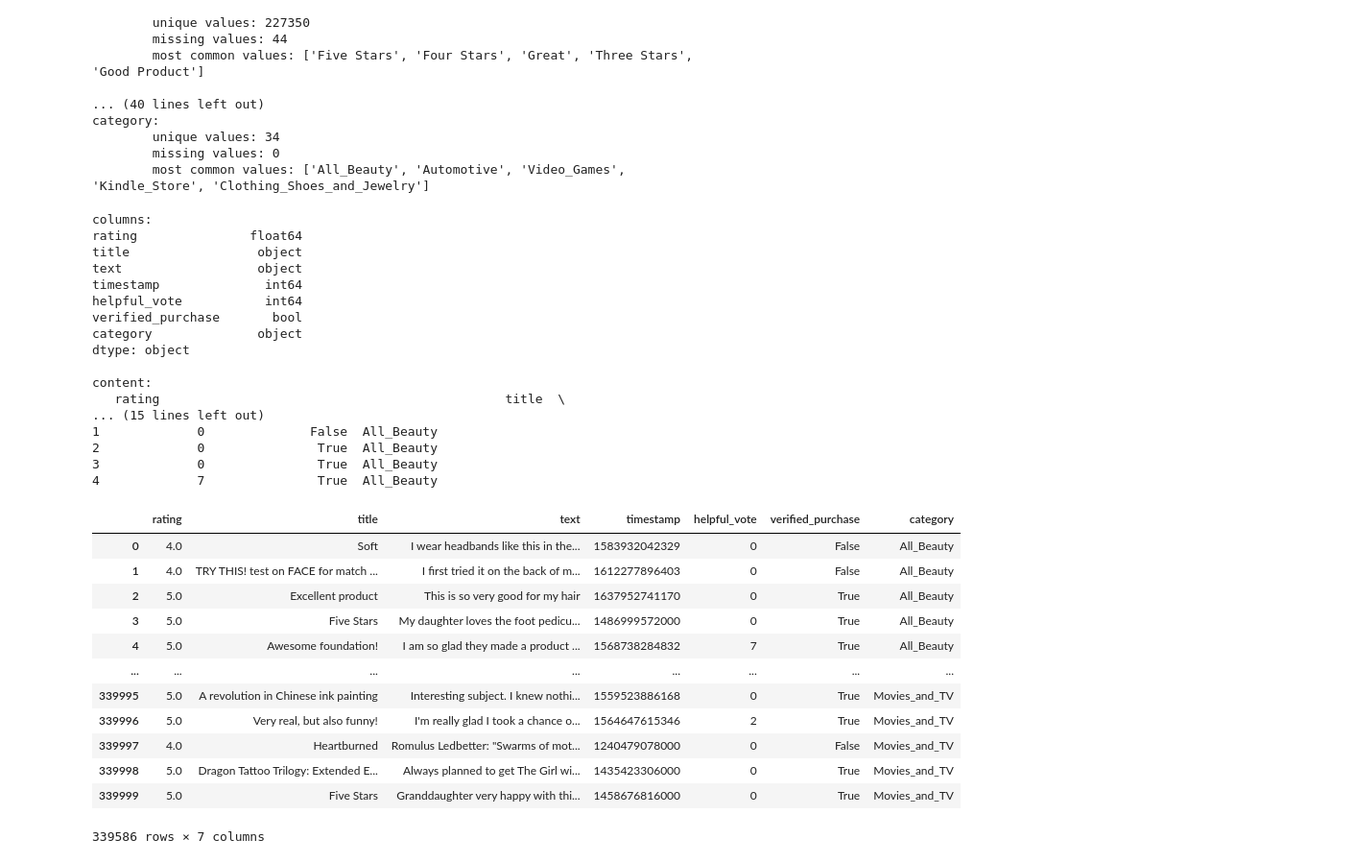
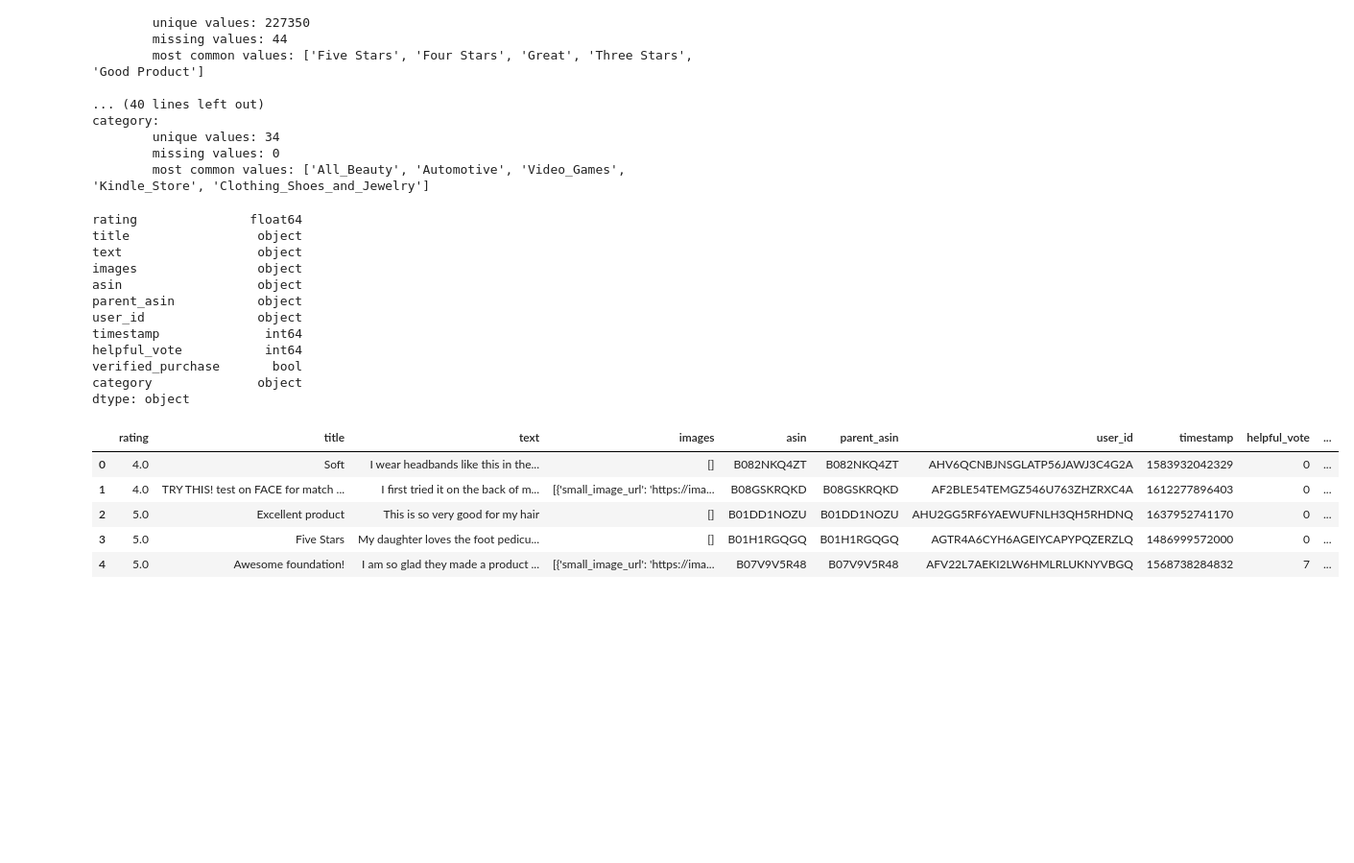
Before and after one commit to sueszli/amazeballs, a Jupyter notebook: src/analysis.ipynb, the cells around one changed output. Shown: that part at 96% size. Drawn from its saved outputs; the diff is of its cells as text; code cells hidden in the pictures; blank space fills up the shorter version.

```diff
--- a/src/analysis.ipynb
+++ b/src/analysis.ipynb
@@ -29,44 +29,27 @@ category:
         missing values: 0
         most common values: ['All_Beauty', 'Automotive', 'Video_Games', 'Kindle_Store', 'Clothing_Shoes_and_Jewelry']
 # %%
-print("columns:")
 print(df.dtypes)
-print()
-print("content:")
-print(df.head())
-
-df
+df.head()
 # %% [output]
-columns:
 rating               float64
 title                 object
 text                  object
+images                object
+asin                  object
+parent_asin           object
+user_id               object
 timestamp              int64
 helpful_vote           int64
 verified_purchase       bool
 category              object
 dtype: object
-
-content:
-   rating                                              title  \
-... (15 lines left out)
-1             0              False  All_Beauty
-2             0               True  All_Beauty
-3             0               True  All_Beauty
-4             7               True  All_Beauty
-|  | rating | title | text | timestamp | helpful_vote | verified_purchase | category |
-| 0 | 4.0 | Soft | I wear headbands like this in the... | 1583932042329 | 0 | False | All_Beauty |
-| 1 | 4.0 | TRY THIS! test on FACE for match ... | I first tried it on the back of m... | 1612277896403 | 0 | False | All_Beauty |
-| 2 | 5.0 | Excellent product | This is so very good for my hair | 1637952741170 | 0 | True | All_Beauty |
-| 3 | 5.0 | Five Stars | My daughter loves the foot pedicu... | 1486999572000 | 0 | True | All_Beauty |
-| 4 | 5.0 | Awesome foundation! | I am so glad they made a product ... | 1568738284832 | 7 | True | All_Beauty |
-| ... | ... | ... | ... | ... | ... | ... | ... |
-| 339995 | 5.0 | A revolution in Chinese ink painting | Interesting subject. I knew nothi... | 1559523886168 | 0 | True | Movies_and_TV |
-| 339996 | 5.0 | Very real, but also funny! | I'm really glad I took a chance o... | 1564647615346 | 2 | True | Movies_and_TV |
-| 339997 | 4.0 | Heartburned | Romulus Ledbetter: "Swarms of mot... | 1240479078000 | 0 | False | Movies_and_TV |
-| 339998 | 5.0 | Dragon Tattoo Trilogy: Extended E... | Always planned to get The Girl wi... | 1435423306000 | 0 | True | Movies_and_TV |
-| 339999 | 5.0 | Five Stars | Granddaughter very happy with thi... | 1458676816000 | 0 | True | Movies_and_TV |
+|  | rating | title | text | images | asin | parent_asin | user_id | timestamp | helpful_vote | ... |
+| 0 | 4.0 | Soft | I wear headbands like this in the... | [] | B082NKQ4ZT | B082NKQ4ZT | AHV6QCNBJNSGLATP56JAWJ3C4G2A | 1583932042329 | 0 | ... |
+| 1 | 4.0 | TRY THIS! test on FACE for match ... | I first tried it on the back of m... | [{'small_image_url': 'https://ima... | B08GSKRQKD | B08GSKRQKD | AF2BLE54TEMGZ546U763ZHZRXC4A | 1612277896403 | 0 | ... |
+| 2 | 5.0 | Excellent product | This is so very good for my hair | [] | B01DD1NOZU | B01DD1NOZU | AHU2GG5RF6YAEWUFNLH3QH5RHDNQ | 1637952741170 | 0 | ... |
+| 3 | 5.0 | Five Stars | My daughter loves the foot pedicu... | [] | B01H1RGQGQ | B01H1RGQGQ | AGTR4A6CYH6AGEIYCAPYPQZERZLQ | 1486999572000 | 0 | ... |
+| 4 | 5.0 | Awesome foundation! | I am so glad they made a product ... | [{'small_image_url': 'https://ima... | B07V9V5R48 | B07V9V5R48 | AFV22L7AEKI2LW6HMLRLUKNYVBGQ | 1568738284832 | 7 | ... |
-339586 rows × 7 columns
 # %%
 from plotnine import *
 import pandas as pd
```
